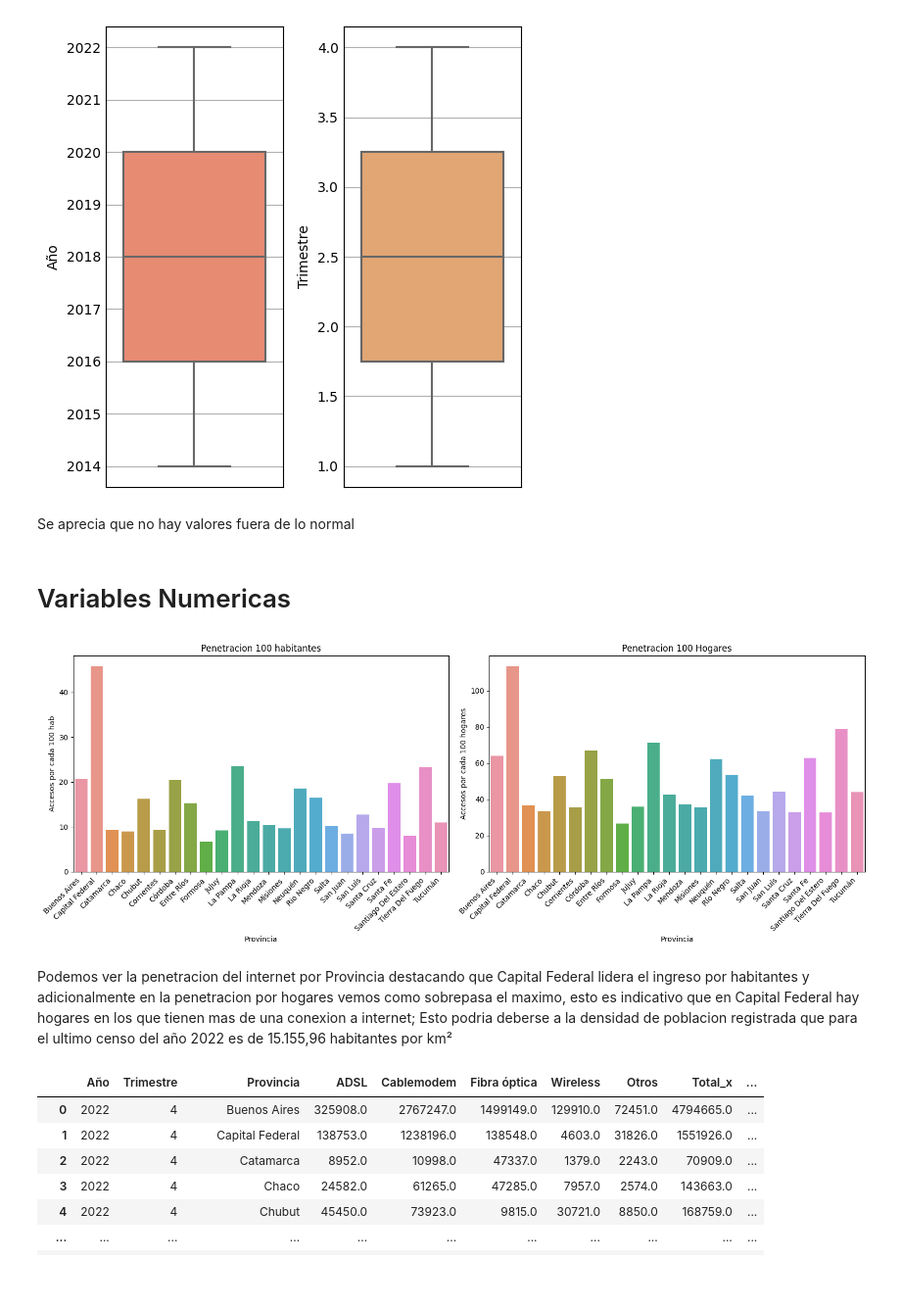
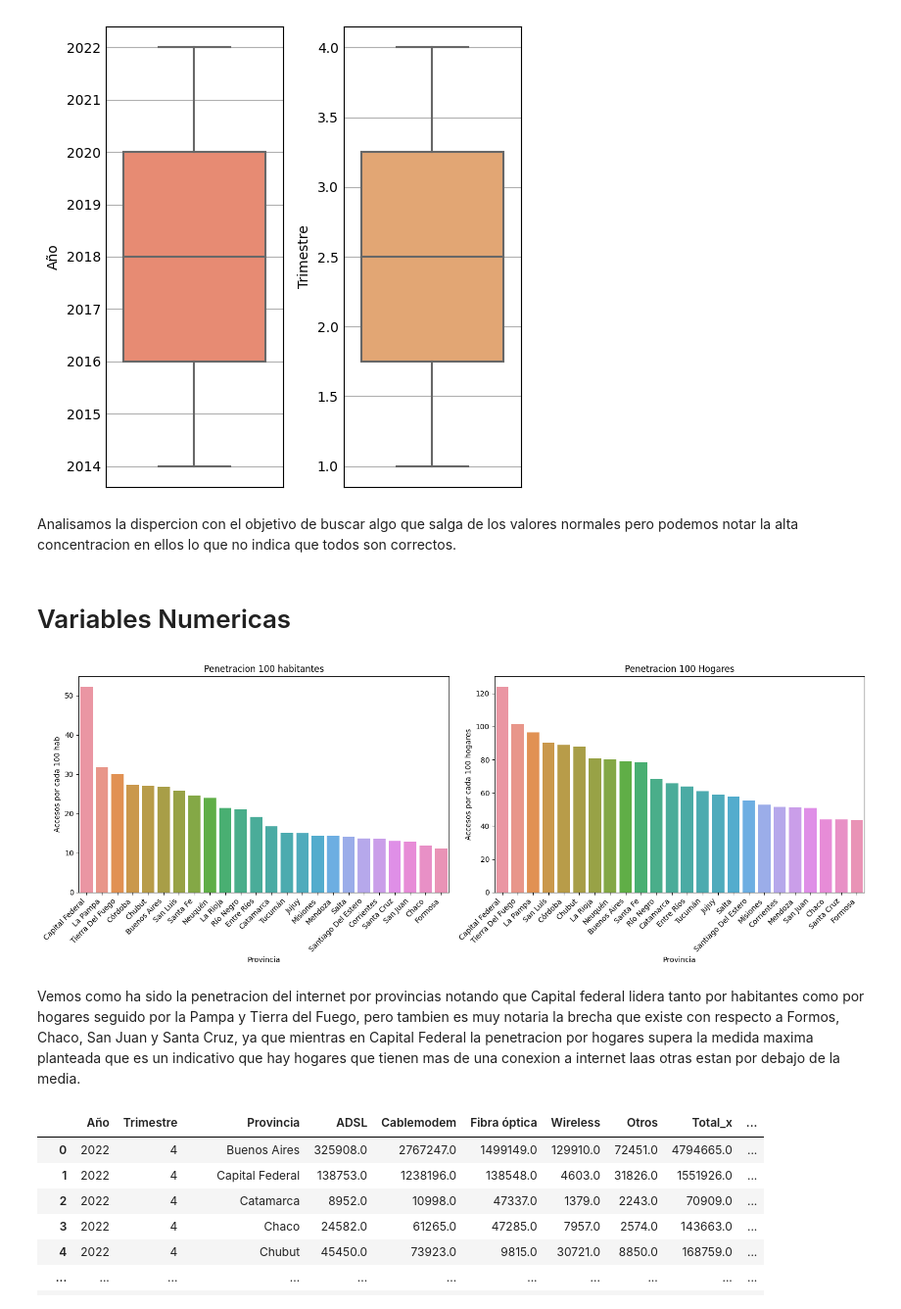
Before and after one commit to rafaelalvarez702/Telecomunicaciones, a Jupyter notebook: EDA.ipynb, the cells around one changed output. Shown at 98% size. Saved outputs shown, nothing was run; the diff lists cells and outputs as text; code cells hidden in the pictures; blank space fills up the shorter version.

```diff
--- a/EDA.ipynb
+++ b/EDA.ipynb
@@ -77,32 +80,38 @@ plt.tight_layout()
 plt.show()
 # %% [output]
 [figure]
-# %% [markdown]
-Se aprecia que no hay valores fuera de lo normal
+# %% [markdown]
+Analisamos la dispercion con el objetivo de buscar algo que salga de los valores normales pero podemos notar la alta concentracion en ellos lo que no indica que todos son correctos.
 # %% [markdown]
 # Variables Numericas #
 # %%
+import seaborn as sns
+import matplotlib.pyplot as plt
+
+# Se ordena el DataFrame por las columnas de interés
+df_penetracion_int_sorted_hab = df_penetracion_int.groupby("Provincia").max().reset_index().sort_values(by="Accesos por cada 100 hab", ascending=False)
+df_penetracion_int_sorted_hogares = df_penetracion_int.groupby("Provincia").max().reset_index().sort_values(by="Accesos por cada 100 hogares", ascending=False)
+
+# Creamos la figura y los subgráficos
 fig, ax = plt.subplots(nrows=1, ncols=2, figsize=(16, 6))
 
-# Primer subgráfico
-sns.barplot(data=df_penetracion_int, x="Provincia", y="Accesos por cada 100 hab", errorbar=None, ax=ax[0])
+# Primer subgráfico - Accesos por cada 100 hab
+sns.barplot(data=df_penetracion_int_sorted_hab, x="Provincia", y="Accesos por cada 100 hab", errorbar=None, ax=ax[0])
 ax[0].set_title('Penetracion 100 habitantes')
 ax[0].set_xticklabels(ax[0].get_xticklabels(), rotation=45, ha="right")
 
-sns.barplot(data=df_penetracion_int, x="Provincia", y="Accesos por cada 100 hogares", errorbar=None, ax=ax[1])
+# Segundo subgráfico - Accesos por cada 100 hogares
+sns.barplot(data=df_penetracion_int_sorted_hogares, x="Provincia", y="Accesos por cada 100 hogares", errorbar=None, ax=ax[1])
 ax[1].set_title('Penetracion 100 Hogares')
 ax[1].set_xticklabels(ax[1].get_xticklabels(), rotation=45, ha="right")
 
-# Ajusta el diseño de los subgráficos
 plt.tight_layout()
 
-# Muestra la figura con subgráficos
 plt.show()
 # %% [output]
-[figure, old version]
+[figure, new version]
-# %% [markdown]
-Podemos ver la penetracion del internet por Provincia destacando que Capital Federal lidera el ingreso por habitantes y adicionalmente
-en la penetracion por hogares vemos como sobrepasa el maximo, esto es indicativo que en Capital Federal hay hogares en los que tienen mas de   una conexion  a  internet; Esto podria deberse a la densidad de poblacion registrada que para el ultimo censo del año 2022  es de     15.155,96 habitantes por km²
+# %% [markdown]
+Vemos como ha sido la penetracion del internet por provincias notando que Capital federal lidera tanto por habitantes como por hogares seguido por la Pampa y Tierra del Fuego, pero tambien es muy notaria la brecha que existe con respecto a Formos, Chaco, San Juan y Santa Cruz, ya que mientras en Capital Federal la penetracion por hogares supera la medida maxima planteada que es un indicativo que hay hogares que tienen mas de una conexion a internet laas otras estan por debajo de la media.
 # %%
 # Cargamos nuestro segundo archivo
 df_int_acve_pro= pd.read_csv('df_int_acve_pro.csv')
```
Also changed, not shown: parts of 12 cells of this notebook, 17 other files.
